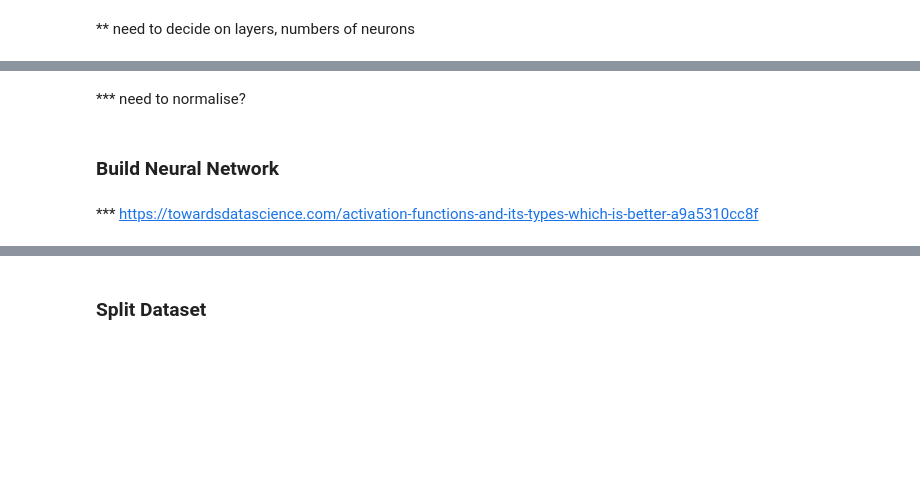
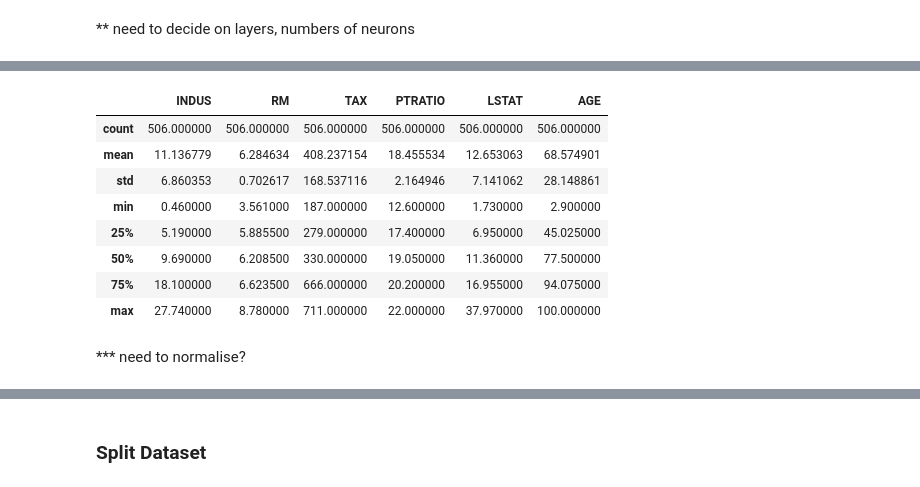
Before and after one commit to Pmcg1/ML-S_Project_2019, a Jupyter notebook: ML-S_2019.ipynb, the cells around one changed output, grey strips where cells are left out. Saved outputs shown, nothing was run; the diff lists cells and outputs as text; code cells hidden in the pictures; blank space fills up the shorter version.

```diff
--- a/ML-S_2019.ipynb
+++ b/ML-S_2019.ipynb
@@ -316,8 +316,17 @@ inputs.describe()
+# %%
+inputs = df[["INDUS", "RM", "TAX", "PTRATIO", "LSTAT", "AGE"]]
+inputs.describe()
+# %% [output]
+|  | INDUS | RM | TAX | PTRATIO | LSTAT | AGE |
+| count | 506.000000 | 506.000000 | 506.000000 | 506.000000 | 506.000000 | 506.000000 |
+| mean | 11.136779 | 6.284634 | 408.237154 | 18.455534 | 12.653063 | 68.574901 |
+| std | 6.860353 | 0.702617 | 168.537116 | 2.164946 | 7.141062 | 28.148861 |
+| min | 0.460000 | 3.561000 | 187.000000 | 12.600000 | 1.730000 | 2.900000 |
+| 25% | 5.190000 | 5.885500 | 279.000000 | 17.400000 | 6.950000 | 45.025000 |
+| 50% | 9.690000 | 6.208500 | 330.000000 | 19.050000 | 11.360000 | 77.500000 |
+| 75% | 18.100000 | 6.623500 | 666.000000 | 20.200000 | 16.955000 | 94.075000 |
+| max | 27.740000 | 8.780000 | 711.000000 | 22.000000 | 37.970000 | 100.000000 |
 # %% [markdown]
 *** need to normalise?
 # %%
 outputs = df["MEDV"]
-# %% [markdown]
-### Build Neural Network
-# %% [markdown]
-*** https://towardsdatascience.com/activation-functions-and-its-types-which-is-better-a9a5310cc8f
```
Also changed, not shown: parts of 19 cells of this notebook.
